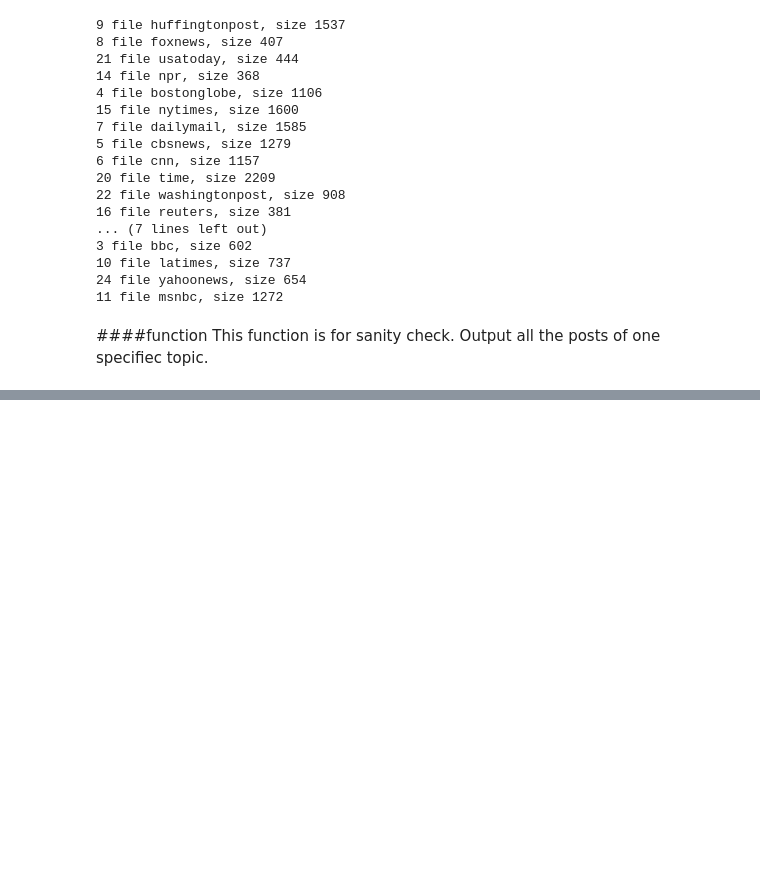
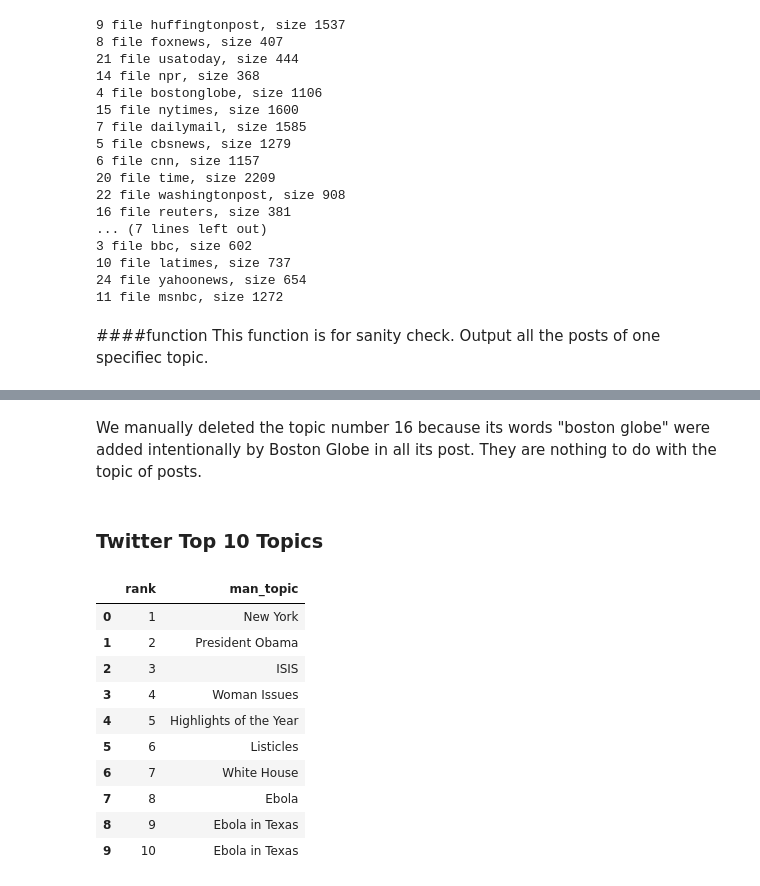
Before and after one commit to micahlanier/social-news, a Jupyter notebook: book/6_TopicModeling.ipynb, the cells around one changed output, grey strips where cells are left out. Cells and saved outputs as stored; diff of their text form; code cells hidden in the pictures; blank space fills up the shorter version.

```diff
--- a/book/6_TopicModeling.ipynb
+++ b/book/6_TopicModeling.ipynb
@@ -614,0 +614,13 @@ fb_orgtopictrank = []
+# %%
+## manually interpreted topics of twitter
+tw_man_topics = {  79: 'New York',
+                   15: 'President Obama',
+                   41: 'ISIS',
+                  106: 'Woman Issues',
+                   74: 'Highlights of the Year',
+                  196: 'Listicles',
+                  134: 'White House',
+                  474: 'Ebola',
+                   50: 'Ebola in Texas',
+                  293: 'Ebola in Texas',
+                  283: 'Bill Cosby'}
@@ -614,0 +642,2 @@ fb_orgtopictrank = []
+# %% [markdown]
+We manually deleted the topic number 16 because its words "boston globe" were added intentionally by Boston Globe in all its post. They are nothing to do with the topic of posts.
@@ -614,0 +653,17 @@ fb_orgtopictrank = []
+# %% [markdown]
+### Twitter Top 10 Topics
+# %%
+tw_top10_df = mantopictop(tw_top_topics, tw_man_topics)
+tw_top10_df[['rank', 'man_topic']].head(10)
+# %% [output]
+|  | rank | man_topic |
+| 0 | 1 | New York |
+| 1 | 2 | President Obama |
+| 2 | 3 | ISIS |
+| 3 | 4 | Woman Issues |
+| 4 | 5 | Highlights of the Year |
+| 5 | 6 | Listicles |
+| 6 | 7 | White House |
+| 7 | 8 | Ebola |
+| 8 | 9 | Ebola in Texas |
+| 9 | 10 | Ebola in Texas |
```
Also changed, not shown: parts of 20 cells of this notebook.
